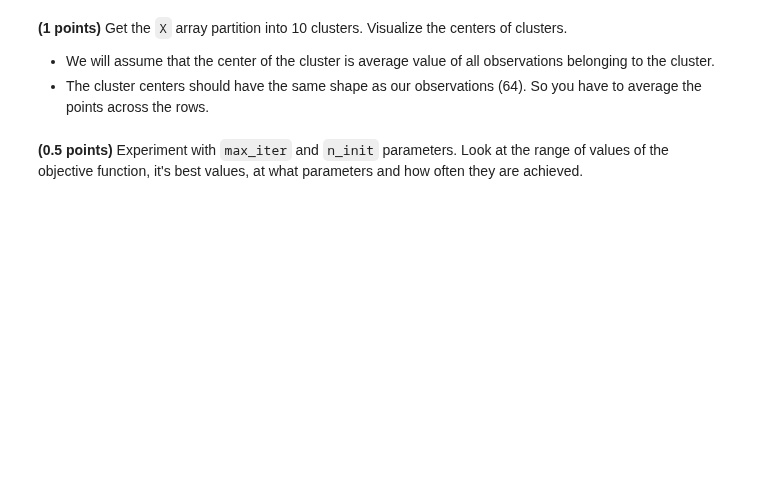
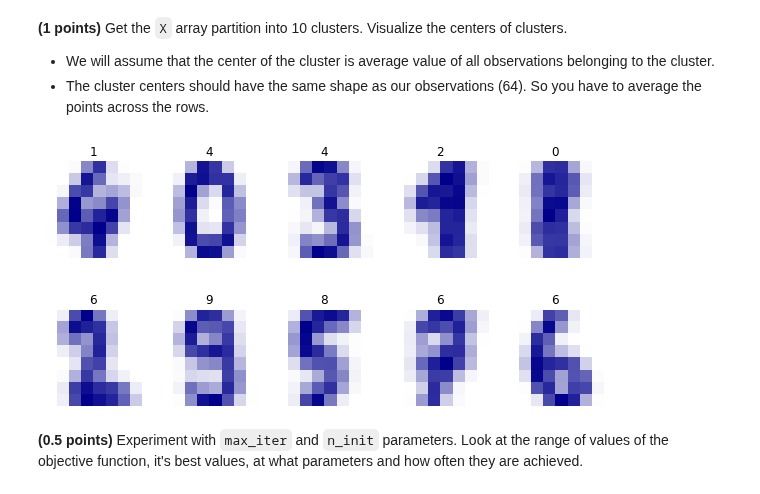
Before and after one commit to githubjeka/ml-intro, a Jupyter notebook: clustering.ipynb, the cells around one changed output. Saved outputs shown, nothing was run; the diff lists cells and outputs as text; code cells hidden in the pictures; blank space fills up the shorter version.

```diff
--- a/clustering.ipynb
+++ b/clustering.ipynb
@@ -31,7 +33,7 @@ from matplotlib import pyplot as plt
 cmap_pen_digit = LinearSegmentedColormap.from_list('', ['white', 'darkblue'])
 
 _, axes = plt.subplots(nrows=2, ncols=5, figsize=(10, 5))
-for ax, image, label in zip(axes.flatten(), X, y):
+for ax, image in zip(axes.flatten(), X):
     ax.set_axis_off()
     ax.imshow(image.reshape((8, 8)), cmap=cmap_pen_digit)
 # %% [output]
@@ -72,7 +93,11 @@ class CustomKMeans:
         Returns (n, c) matrix where the element at position (i, j)
         is the distance from i-th object to j-th centroid."""
         # <your code>
-        pass
+        distance = np.zeros((X.shape[0], self.n_clusters))
+        for k in range(self.n_clusters):
+            row_norm = norm(X - cluster_centers[k, :], axis=1)
+            distance[:, k] = np.square(row_norm)
+        return distance
 
     def update_centroids(self, X, nearest_clusters):
         """
@@ -80,7 +105,12 @@ class CustomKMeans:
         new clusters that are found by averaging objects belonging
         to the corresponding cluster."""
         # <your code>
-        pass
+        n_features = X.shape[1]
+        shape = (self.n_clusters, n_features)
+        centroids = np.zeros(shape)
+        for n in range(self.n_clusters):
+            centroids[n, :] = np.mean(X[nearest_clusters == n, :], axis=0)
+        return centroids
 
     def fit(self, X):
         """Fit the model.
@@ -89,10 +119,23 @@ class CustomKMeans:
             X: numpy array of shape (n_samples, n_features)
         """
         assert X.shape[0] >= self.n_clusters
-        # <your code>
+        random_idx = np.random.permutation(X.shape[0])
+        self.cluster_centers_ = X[random_idx[:self.n_clusters]]
 
+        for i in range(self.max_iter):
+            old_cluster_centers_ = self.cluster_centers_
+            distance = self.calculate_distances_to_centroids(X, old_cluster_centers_)
+            self.labels_ = np.argmin(distance, axis=1)
+            self.cluster_centers_ = self.update_centroids(X, self.labels_)
+            if np.all(old_cluster_centers_ == self.cluster_centers_):
+                break
         return self
 
+    def score(self, X):
+        distance = np.zeros(X.shape[0])
+        for n in range(self.n_clusters):
+            distance[self.labels_ == n] = norm(X[self.labels_ == n] - self.cluster_centers_[n], axis=1) ** 2
+        return np.sum(distance)
 
     def predict(self, X):
         """Predict classes.
@@ -105,7 +148,8 @@ class CustomKMeans:
         """
         if hasattr(self, 'cluster_centers_'):
             # <your code>
-            pass
+            distance = self.calculate_distances_to_centroids(X, self.cluster_centers_)
+            return np.argmin(distance, axis=1)
         else:
             raise NotFittedError("CustomKMeans instance is not fitted yet")
 # %% [markdown]
@@ -117,0 +159,5 @@ assert custor_kmeans_labels.shape == (1797,)
+# %%
+customKmeans = CustomKMeans(n_clusters=10)
+customKmeans.fit(X)
+custom_kmeans_labels = customKmeans.labels_
+assert custom_kmeans_labels.shape == (1797,)
@@ -118,2 +173,10 @@ assert custor_kmeans_labels.shape == (1797,)
+# %%
+_, axes = plt.subplots(nrows=2, ncols=5, figsize=(10, 5))
+for ax, image, label in zip(axes.flatten(), customKmeans.cluster_centers_, customKmeans.labels_):
+    ax.set_axis_off()
+    ax.imshow(image.reshape((8, 8)), cmap=cmap_pen_digit)
+    ax.set_title(label)
+# %% [output]
+[figure, added]
 # %% [markdown]
 **(0.5 points)** Experiment with `max_iter` and `n_init` parameters. Look at the range of values of the objective function, it's best values, at what parameters and how often they are achieved.
```
Also changed, not shown: parts of 24 cells of this notebook.
